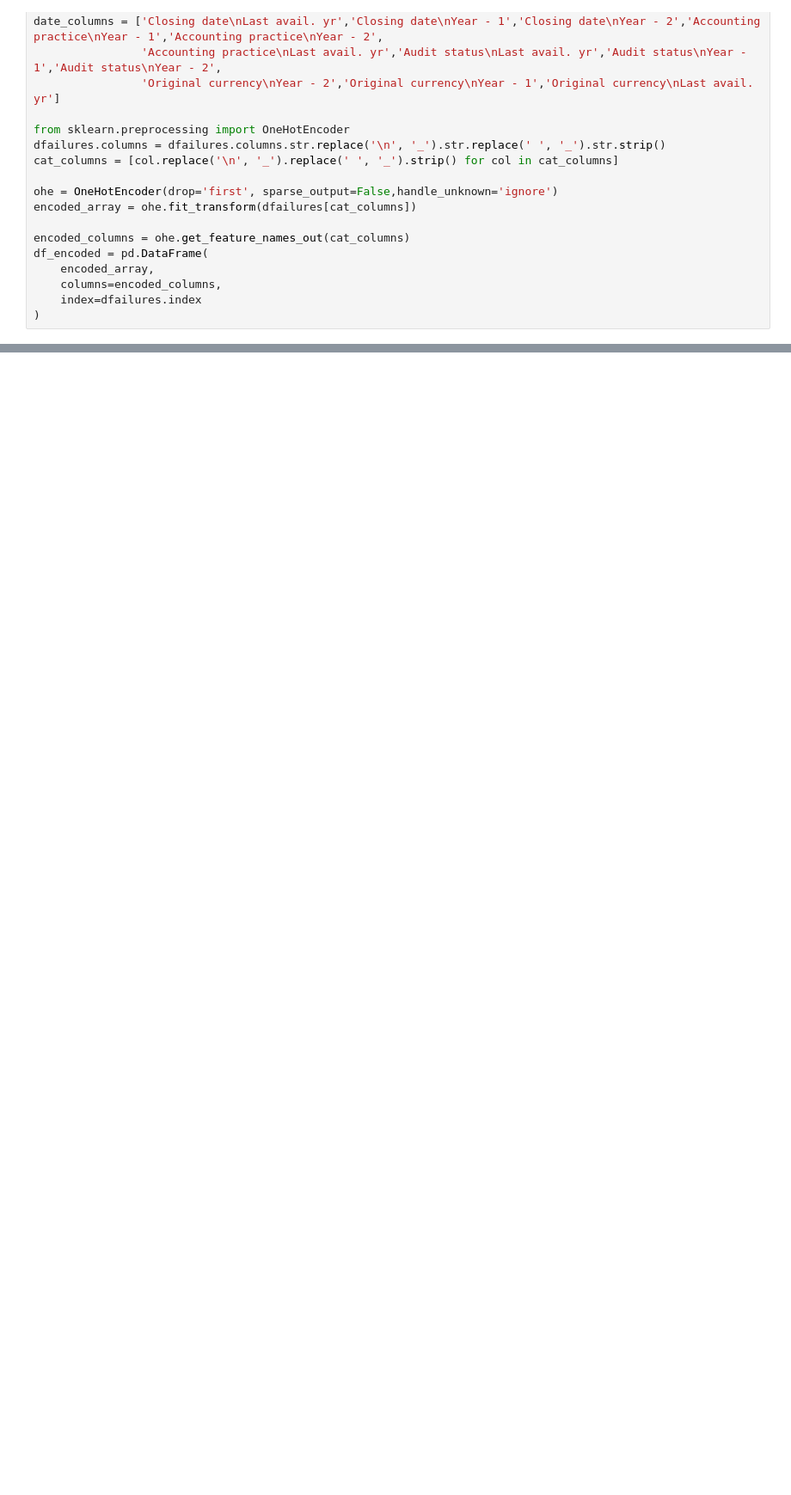
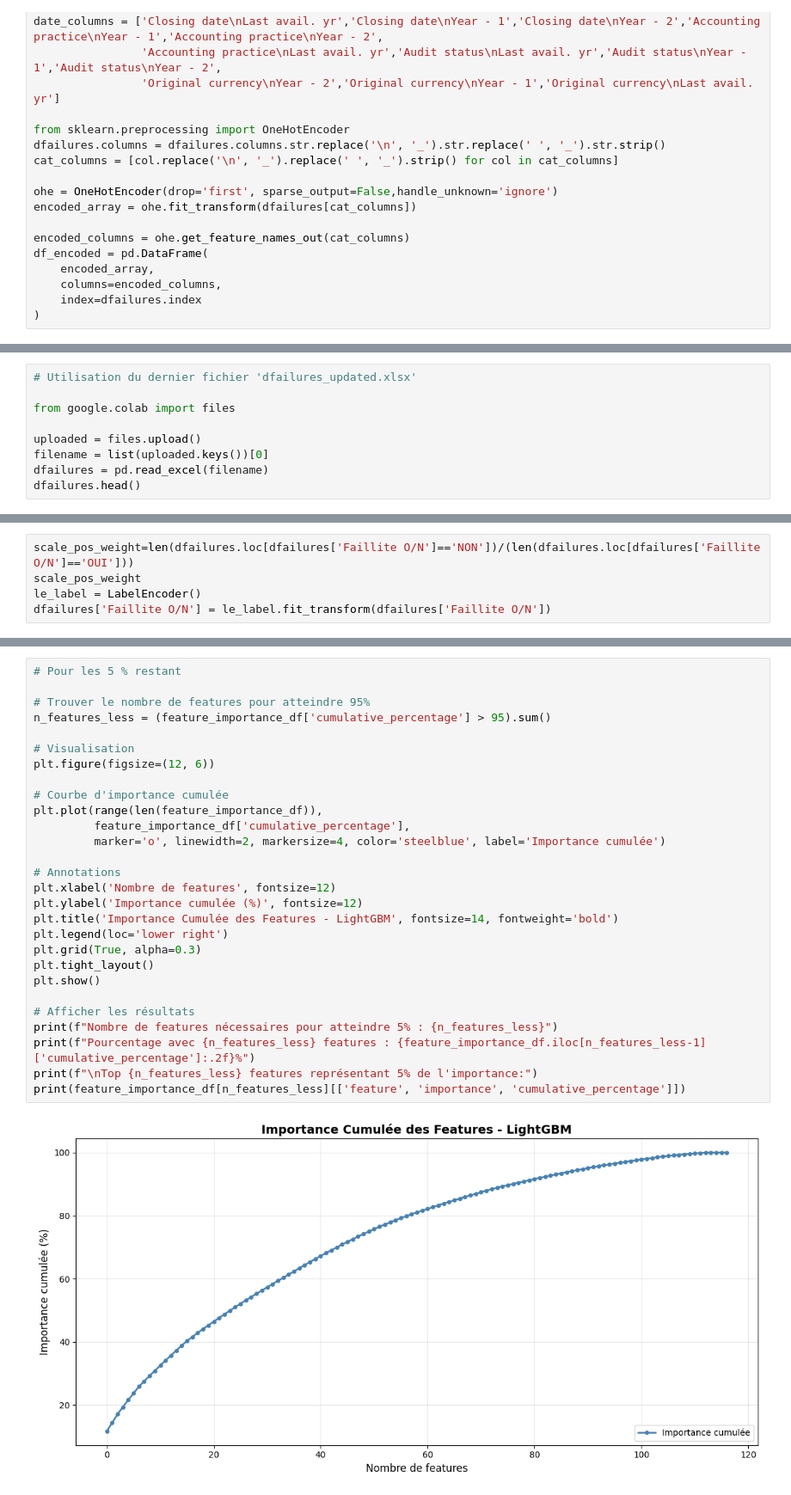
Before and after one commit to LolBoi14/Computer_vision, a Jupyter notebook: Banks_failures.ipynb, the cells around one changed output, grey strips where cells are left out. Shown at 86% size. Drawn from its saved outputs; the diff is of its cells as text; blank space fills up the shorter version.

```diff
--- a/Banks_failures.ipynb
+++ b/Banks_failures.ipynb
@@ -1087,0 +593,9 @@ df_encoded.head()
+# %%
+# Utilisation du dernier fichier 'dfailures_updated.xlsx'
+
+from google.colab import files
+
+uploaded = files.upload()
+filename = list(uploaded.keys())[0]
+dfailures = pd.read_excel(filename)
+dfailures.head()
@@ -1088 +606,6 @@ df_encoded.head()
+# %%
+scale_pos_weight=len(dfailures.loc[dfailures['Faillite O/N']=='NON'])/(len(dfailures.loc[dfailures['Faillite O/N']=='OUI']))
+scale_pos_weight
+le_label = LabelEncoder()
+dfailures['Faillite O/N'] = le_label.fit_transform(dfailures['Faillite O/N'])
 # %%
@@ -1183,0 +1010,30 @@ KeyError: 'Faillite O/N'
+# %%
+# Pour les 5 % restant
+
+# Trouver le nombre de features pour atteindre 95%
+n_features_less = (feature_importance_df['cumulative_percentage'] > 95).sum()
+
+# Visualisation
+plt.figure(figsize=(12, 6))
+
+# Courbe d'importance cumulée
+plt.plot(range(len(feature_importance_df)),
+         feature_importance_df['cumulative_percentage'],
+         marker='o', linewidth=2, markersize=4, color='steelblue', label='Importance cumulée')
+
+# Annotations
+plt.xlabel('Nombre de features', fontsize=12)
+plt.ylabel('Importance cumulée (%)', fontsize=12)
+plt.title('Importance Cumulée des Features - LightGBM', fontsize=14, fontweight='bold')
+plt.legend(loc='lower right')
+plt.grid(True, alpha=0.3)
+plt.tight_layout()
+plt.show()
+
+# Afficher les résultats
+print(f"Nombre de features nécessaires pour atteindre 5% : {n_features_less}")
+print(f"Pourcentage avec {n_features_less} features : {feature_importance_df.iloc[n_features_less-1]['cumulative_percentage']:.2f}%")
+print(f"\nTop {n_features_less} features représentant 5% de l'importance:")
+print(feature_importance_df[n_features_less][['feature', 'importance', 'cumulative_percentage']])
+# %% [output]
+[figure, added]
```
Also changed, not shown: parts of 94 cells of this notebook.
